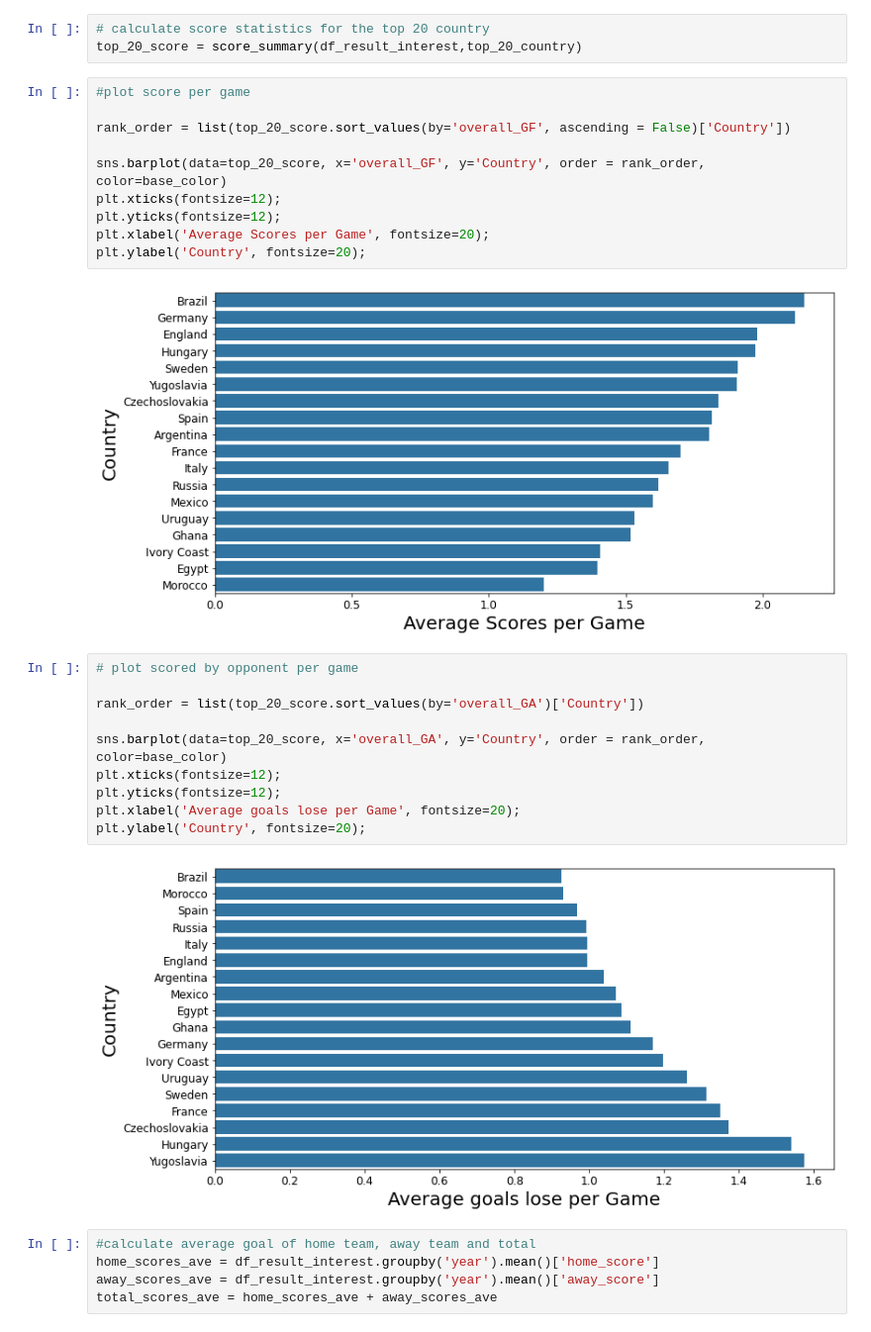
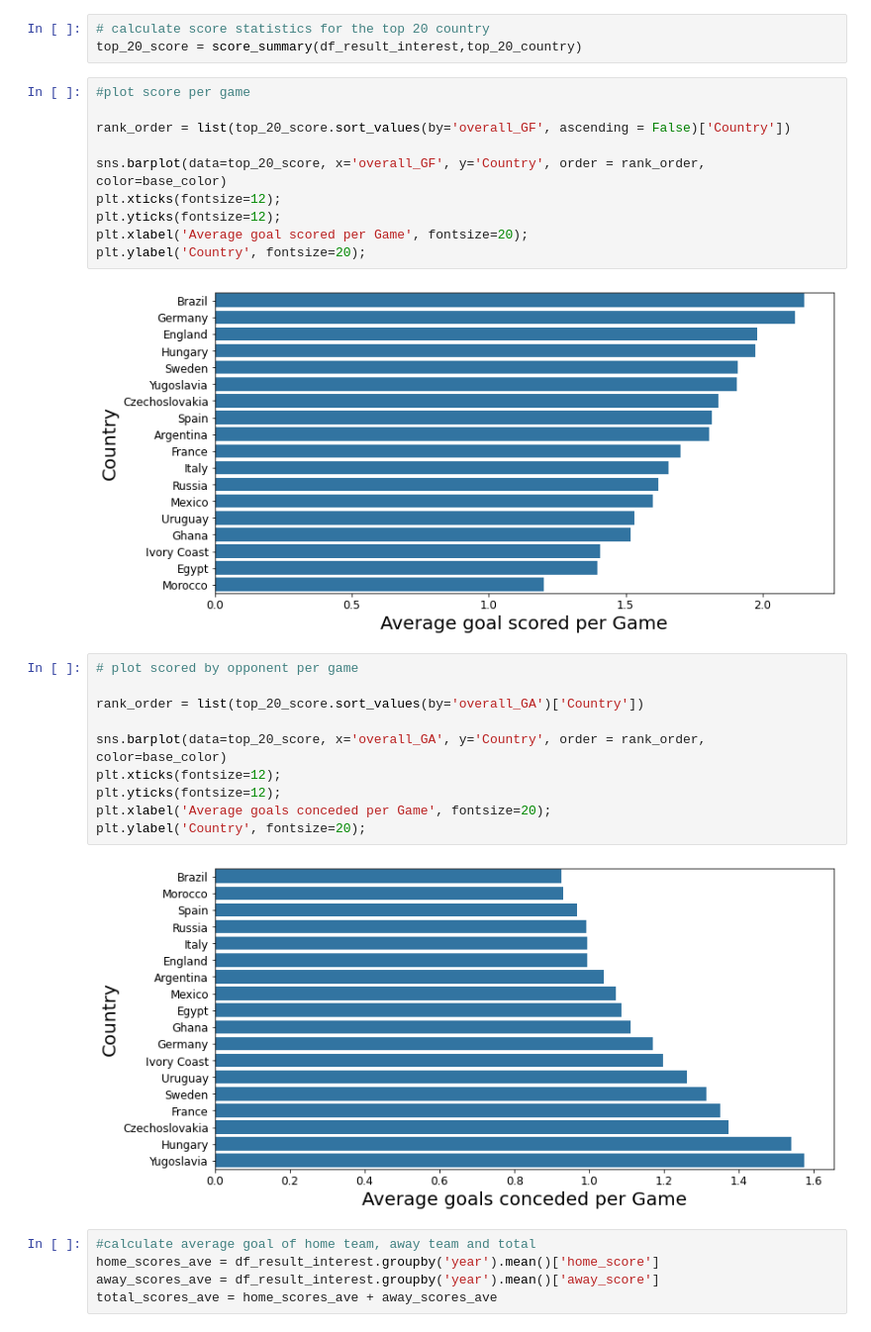
Before and after one commit to feng27/Soccer_results_analaysis, a Jupyter notebook: soccer_analysis.ipynb, the cells around one changed output. Shown at 99% size. Cells and saved outputs as stored; diff of their text form.

```diff
--- a/soccer_analysis.ipynb
+++ b/soccer_analysis.ipynb
@@ -266,15 +268,15 @@ top_20_score = score_summary(df_result_interest,top_20_country)
 # %%
 #plot score per game
 
 rank_order = list(top_20_score.sort_values(by='overall_GF', ascending = False)['Country'])
 
 sns.barplot(data=top_20_score, x='overall_GF', y='Country', order = rank_order, color=base_color)
 plt.xticks(fontsize=12);
 plt.yticks(fontsize=12);
-plt.xlabel('Average Scores per Game', fontsize=20);
+plt.xlabel('Average goal scored per Game', fontsize=20);
 plt.ylabel('Country', fontsize=20);
 # %% [output]
-[figure, old version]
+[figure, new version]
 # %%
 # plot scored by opponent per game
 
@@ -283,10 +285,10 @@ rank_order = list(top_20_score.sort_values(by='overall_GA')['Country'])
 sns.barplot(data=top_20_score, x='overall_GA', y='Country', order = rank_order, color=base_color)
 plt.xticks(fontsize=12);
 plt.yticks(fontsize=12);
-plt.xlabel('Average goals lose per Game', fontsize=20);
+plt.xlabel('Average goals conceded per Game', fontsize=20);
 plt.ylabel('Country', fontsize=20);
 # %% [output]
-[figure, old version]
+[figure, new version]
 # %%
 #calculate average goal of home team, away team and total
 home_scores_ave = df_result_interest.groupby('year').mean()['home_score']
```
Also changed, not shown: parts of 4 cells of this notebook, 3 other files.
